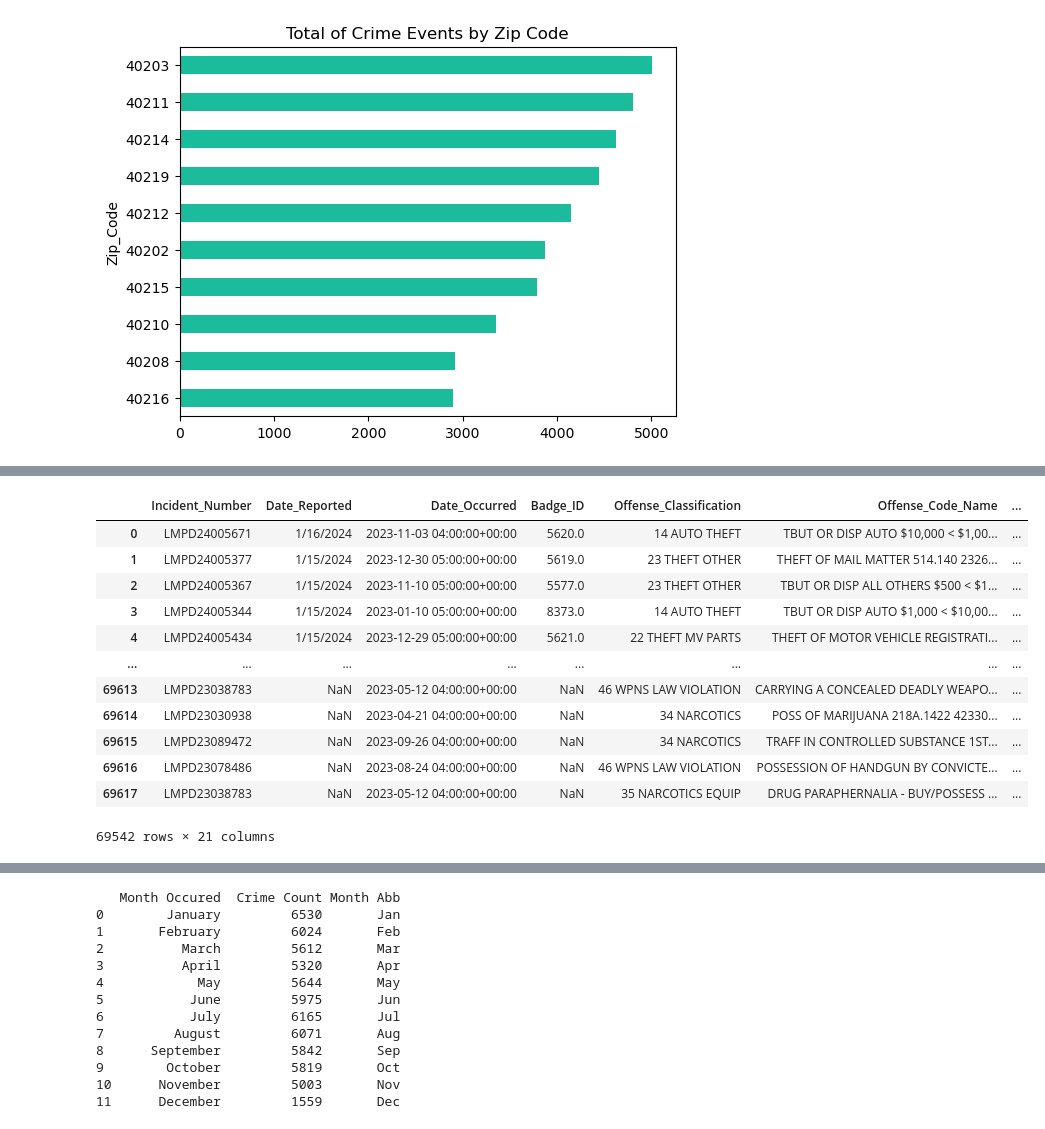
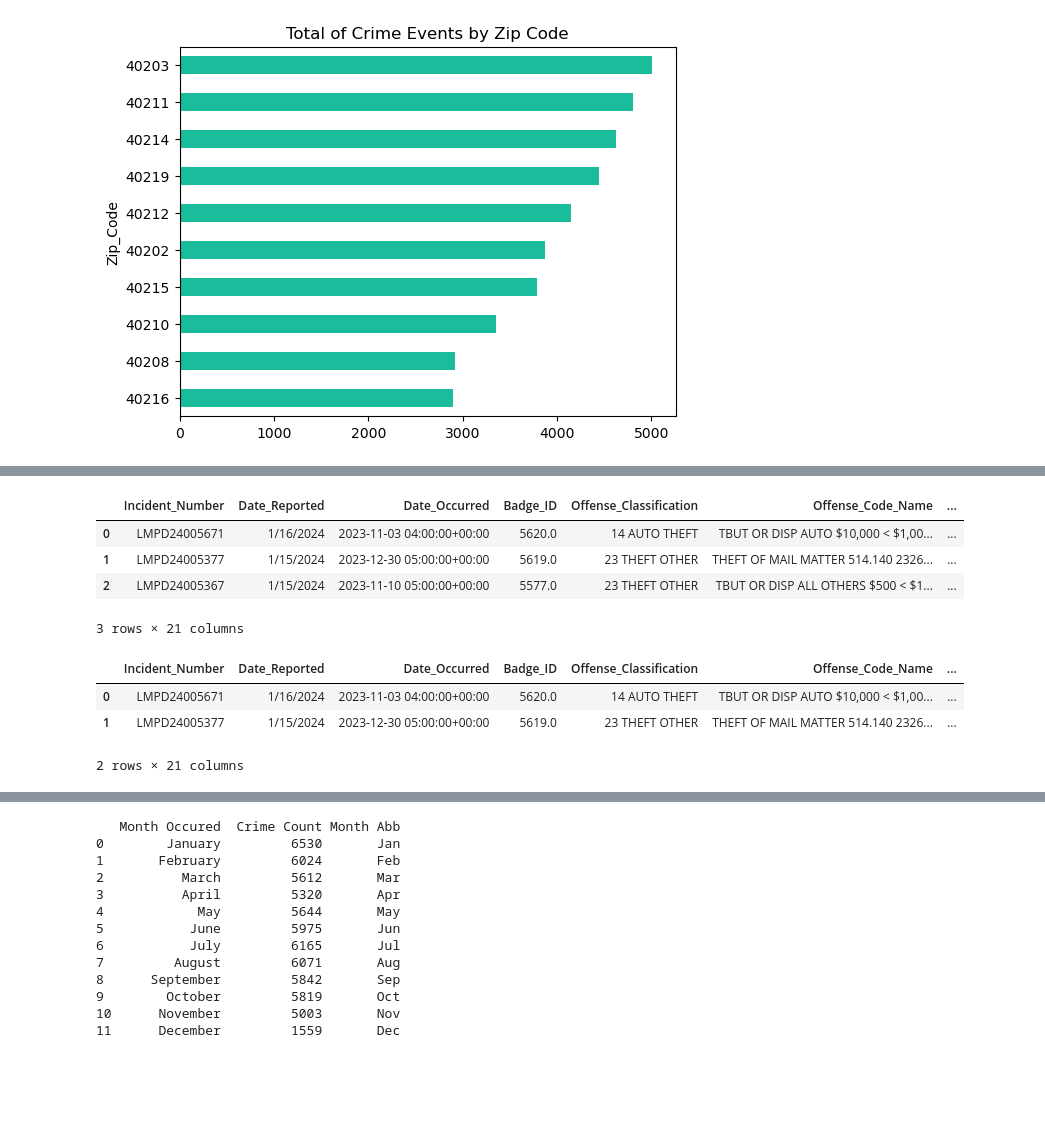
Before and after one commit to Uhuegbu23/crime_unemployment_data, a Jupyter notebook: notebooks/louisville_crime.ipynb, the cells around one changed output, grey strips where cells are left out. Saved outputs shown, nothing was run; the diff lists cells and outputs as text; code cells hidden in the pictures; blank space fills up the shorter version.

```diff
--- a/notebooks/louisville_crime.ipynb
+++ b/notebooks/louisville_crime.ipynb
@@ -303,3 +296,6 @@ louisville_crime_df_filtered = louisville_crime_df[~louisville_crime_df['Zip_Cod
+# %%
+zip_codes_to_remove = ['50258', '61201', '42701', '40059' '61201', '40056', '45424', '40221', '46794', '85036','10218','47130', '40047', '47150','38122','47124', '40071', '47720','47129', '11590', '99999']
+louisville_crime_df_filtered = louisville_crime_df[~louisville_crime_df['Zip_Code'].isin(zip_codes_to_remove)]
 # %%
 louisville_crime_df_filtered.head()
 # %% [output]
@@ -335,6 +317,0 @@ array(['40203', '40212', '40219', '40220', '40215', '40206', '40222',
-# %%
-# Convert 'Zip_Code' to strings, removing any decimal parts, and handle NaN values
-louisville_crime_df_filtered['Zip_Code'] = pd.to_numeric(louisville_crime_df_filtered['Zip_Code'], errors='coerce').fillna(-1).astype(int).astype(str)
-# Optionally, replace '0' placeholders for NaN values with a more appropriate representation, like an empty string
-louisville_crime_df_filtered['Zip_Code'] = louisville_crime_df_filtered['Zip_Code'].replace('-1', np.nan)
-louisville_crime_df_filtered['Zip_Code'].unique()
@@ -359,0 +318,3 @@ array(['40203', '40212', '40219', '40220', '40215', '40206', '40222',
+# %%
+louisville_crime_df_filtered = louisville_crime_df_filtered.dropna(subset=['Zip_Code'])
+louisville_crime_df_filtered.head(1)
@@ -496,0 +430,4 @@ Name: Date_Occurred, Length: 69542, dtype: datetime64[ns, UTC]
+# %%
+louisville_crime_df_filtered['Date_Occurred'] = pd.to_datetime(louisville_crime_df_filtered['Date_Occurred'])
+louisville_crime_df_filtered['Month_Occured'] = louisville_crime_df_filtered['Date_Occurred'].dt.month_name()
+louisville_crime_df_filtered['Month_Occured']
@@ -585,20 +531,19 @@ louisville_crime_df_filtered.head(3)
+# %%
+louisville_crime_df_filtered.head(3)
+# %% [output]
+|  | Incident_Number | Date_Reported | Date_Occurred | Badge_ID | Offense_Classification | Offense_Code_Name | ... |
+| 0 | LMPD24005671 | 1/16/2024 | 2023-11-03 04:00:00+00:00 | 5620.0 | 14 AUTO THEFT | TBUT OR DISP AUTO $10,000 < $1,00... | ... |
+| 1 | LMPD24005377 | 1/15/2024 | 2023-12-30 05:00:00+00:00 | 5619.0 | 23 THEFT OTHER | THEFT OF MAIL MATTER 514.140 2326... | ... |
+| 2 | LMPD24005367 | 1/15/2024 | 2023-11-10 05:00:00+00:00 | 5577.0 | 23 THEFT OTHER | TBUT OR DISP ALL OTHERS $500 < $1... | ... |
+3 rows × 21 columns
 # %%
 crime_2023=louisville_crime_df_filtered[louisville_crime_df_filtered['Year Occured']==2023]
-crime_2023
+crime_2023.head(2)
 # %% [output]
 |  | Incident_Number | Date_Reported | Date_Occurred | Badge_ID | Offense_Classification | Offense_Code_Name | ... |
 | 0 | LMPD24005671 | 1/16/2024 | 2023-11-03 04:00:00+00:00 | 5620.0 | 14 AUTO THEFT | TBUT OR DISP AUTO $10,000 < $1,00... | ... |
 | 1 | LMPD24005377 | 1/15/2024 | 2023-12-30 05:00:00+00:00 | 5619.0 | 23 THEFT OTHER | THEFT OF MAIL MATTER 514.140 2326... | ... |
-| 2 | LMPD24005367 | 1/15/2024 | 2023-11-10 05:00:00+00:00 | 5577.0 | 23 THEFT OTHER | TBUT OR DISP ALL OTHERS $500 < $1... | ... |
-| 3 | LMPD24005344 | 1/15/2024 | 2023-01-10 05:00:00+00:00 | 8373.0 | 14 AUTO THEFT | TBUT OR DISP AUTO $1,000 < $10,00... | ... |
-| 4 | LMPD24005434 | 1/15/2024 | 2023-12-29 05:00:00+00:00 | 5621.0 | 22 THEFT MV PARTS | THEFT OF MOTOR VEHICLE REGISTRATI... | ... |
-| ... | ... | ... | ... | ... | ... | ... | ... |
-| 69613 | LMPD23038783 | NaN | 2023-05-12 04:00:00+00:00 | NaN | 46 WPNS LAW VIOLATION | CARRYING A CONCEALED DEADLY WEAPO... | ... |
-| 69614 | LMPD23030938 | NaN | 2023-04-21 04:00:00+00:00 | NaN | 34 NARCOTICS | POSS OF MARIJUANA 218A.1422 42330... | ... |
-| 69615 | LMPD23089472 | NaN | 2023-09-26 04:00:00+00:00 | NaN | 34 NARCOTICS | TRAFF IN CONTROLLED SUBSTANCE 1ST... | ... |
-| 69616 | LMPD23078486 | NaN | 2023-08-24 04:00:00+00:00 | NaN | 46 WPNS LAW VIOLATION | POSSESSION OF HANDGUN BY CONVICTE... | ... |
-| 69617 | LMPD23038783 | NaN | 2023-05-12 04:00:00+00:00 | NaN | 35 NARCOTICS EQUIP | DRUG PARAPHERNALIA - BUY/POSSESS ... | ... |
-69542 rows × 21 columns
+2 rows × 21 columns
 # %%
 crime_counts_by_zip = louisville_crime_df_filtered.groupby(['Zip_Code', 'Classification']).size().reset_index(name='Count')
 crime_counts_by_zip
```
Also changed, not shown: parts of 65 cells of this notebook.
